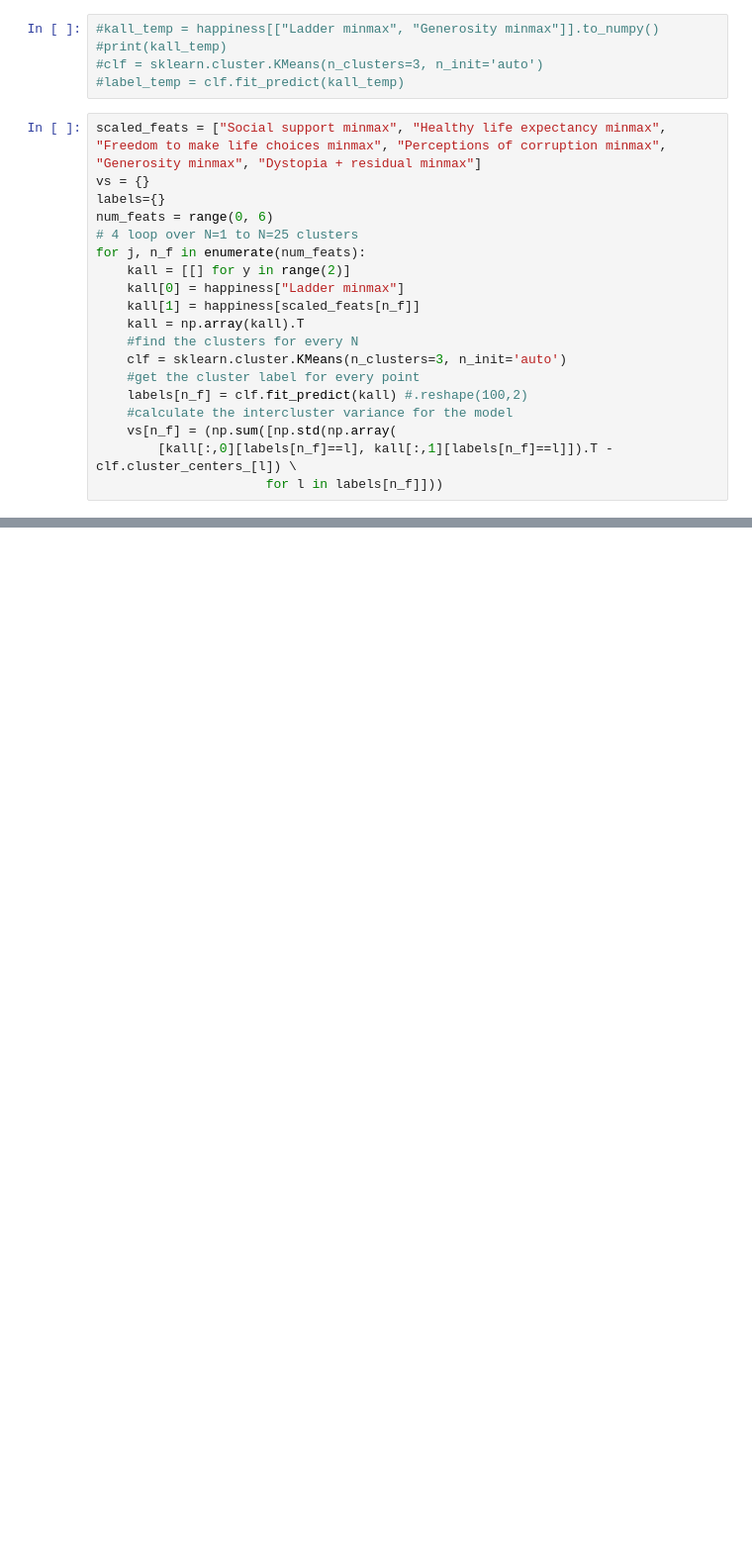
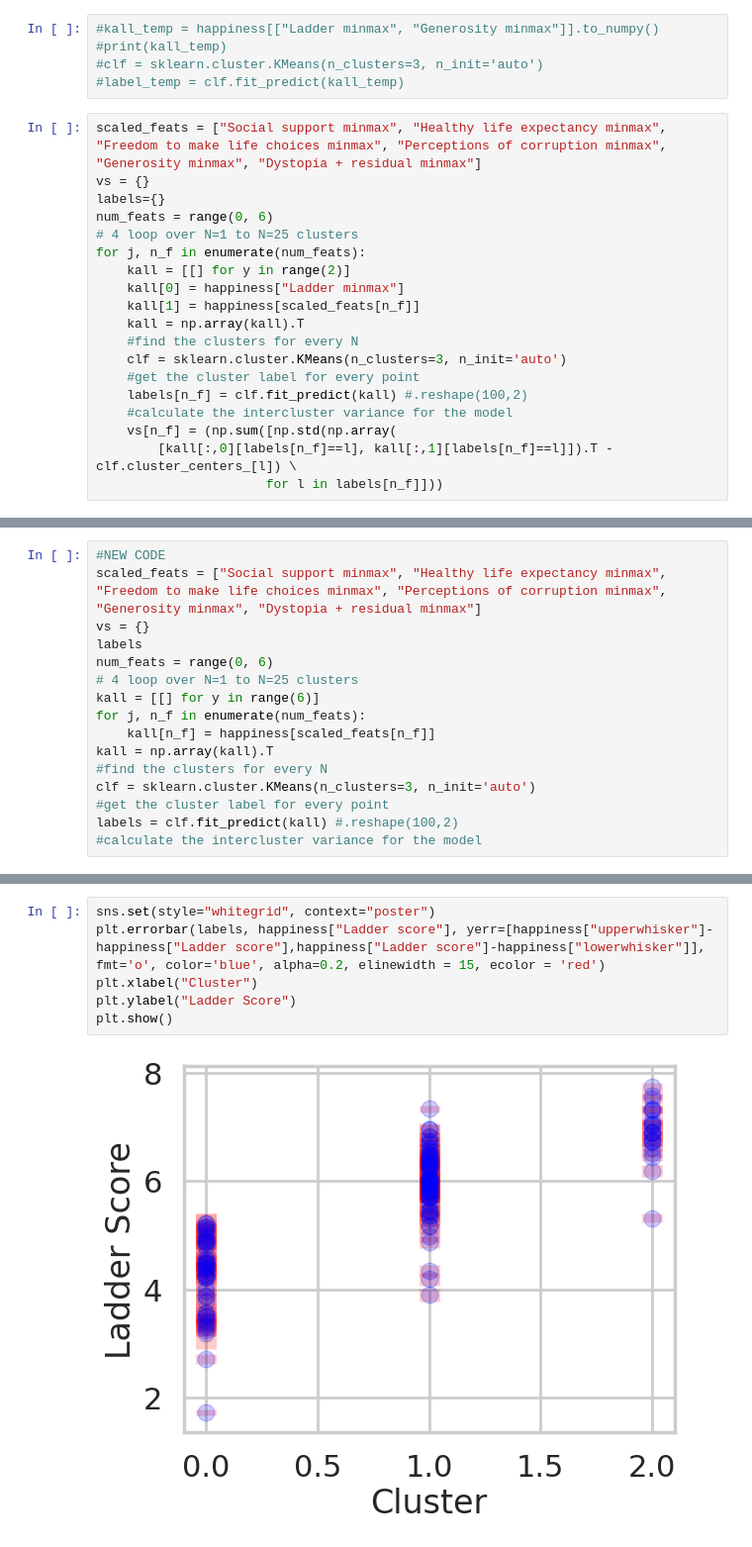
Before and after one commit to ASBRUC/DSPS_ABruce, a Jupyter notebook: HW7/AlexBruceHW7.ipynb, the cells around one changed output, grey strips where cells are left out. Shown at 99% size. Cells and saved outputs as stored; diff of their text form; blank space fills up the shorter version.

```diff
--- a/HW7/AlexBruceHW7.ipynb
+++ b/HW7/AlexBruceHW7.ipynb
@@ -304,0 +271,16 @@ for i in range(0,5):
+# %%
+#NEW CODE
+scaled_feats = ["Social support minmax", "Healthy life expectancy minmax", "Freedom to make life choices minmax", "Perceptions of corruption minmax", "Generosity minmax", "Dystopia + residual minmax"]
+vs = {}
+labels
+num_feats = range(0, 6)
+# 4 loop over N=1 to N=25 clusters
+kall = [[] for y in range(6)]
+for j, n_f in enumerate(num_feats):
+    kall[n_f] = happiness[scaled_feats[n_f]]
+kall = np.array(kall).T
+#find the clusters for every N
+clf = sklearn.cluster.KMeans(n_clusters=3, n_init='auto')
+#get the cluster label for every point
+labels = clf.fit_predict(kall) #.reshape(100,2)
+#calculate the intercluster variance for the model
@@ -304,0 +297,8 @@ for i in range(0,5):
+# %%
+sns.set(style="whitegrid", context="poster")
+plt.errorbar(labels, happiness["Ladder score"], yerr=[happiness["upperwhisker"]-happiness["Ladder score"],happiness["Ladder score"]-happiness["lowerwhisker"]], fmt='o', color='blue', alpha=0.2, elinewidth = 15, ecolor = 'red')
+plt.xlabel("Cluster")
+plt.ylabel("Ladder Score")
+plt.show()
+# %% [output]
+[figure, added]
```
Also changed, not shown: parts of 8 cells of this notebook.
